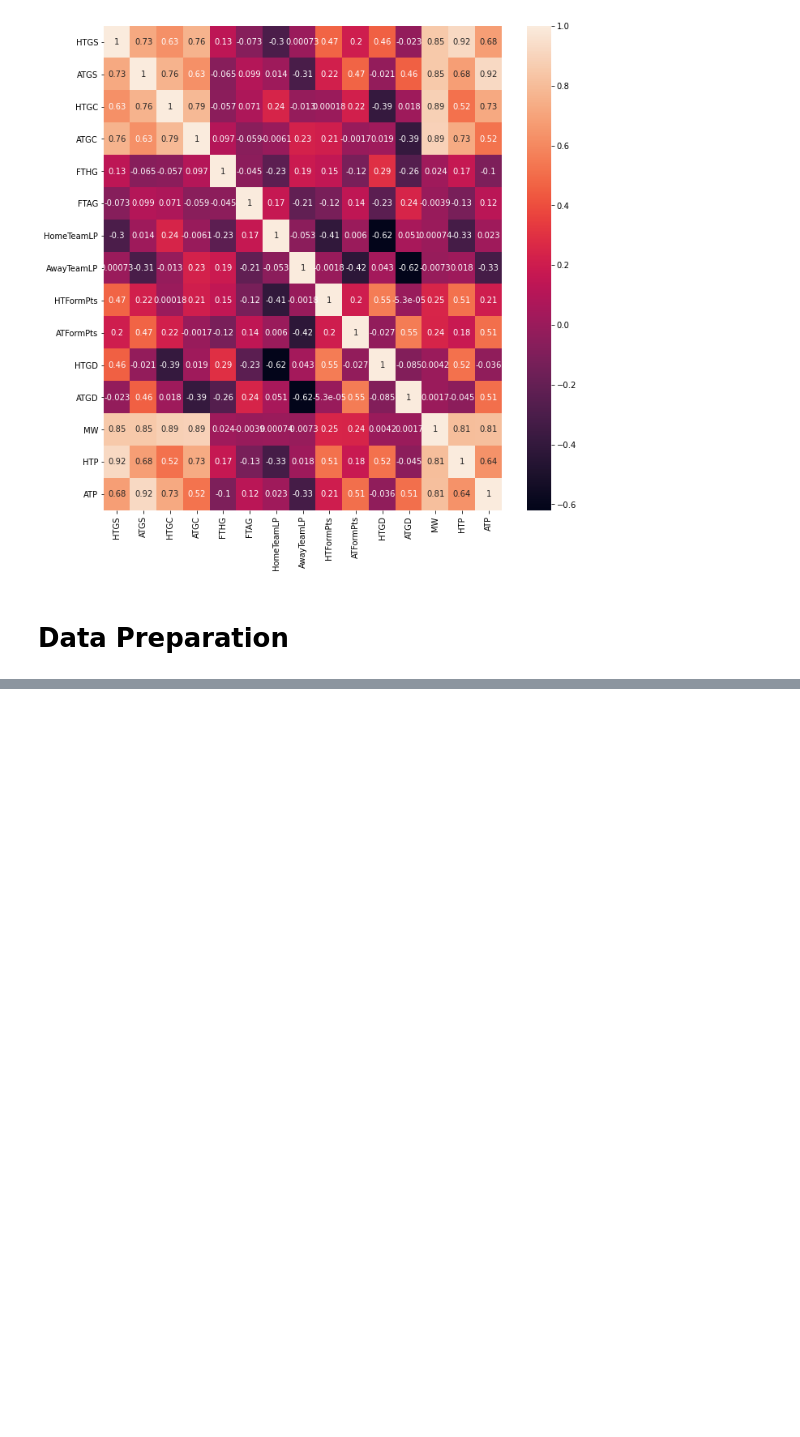
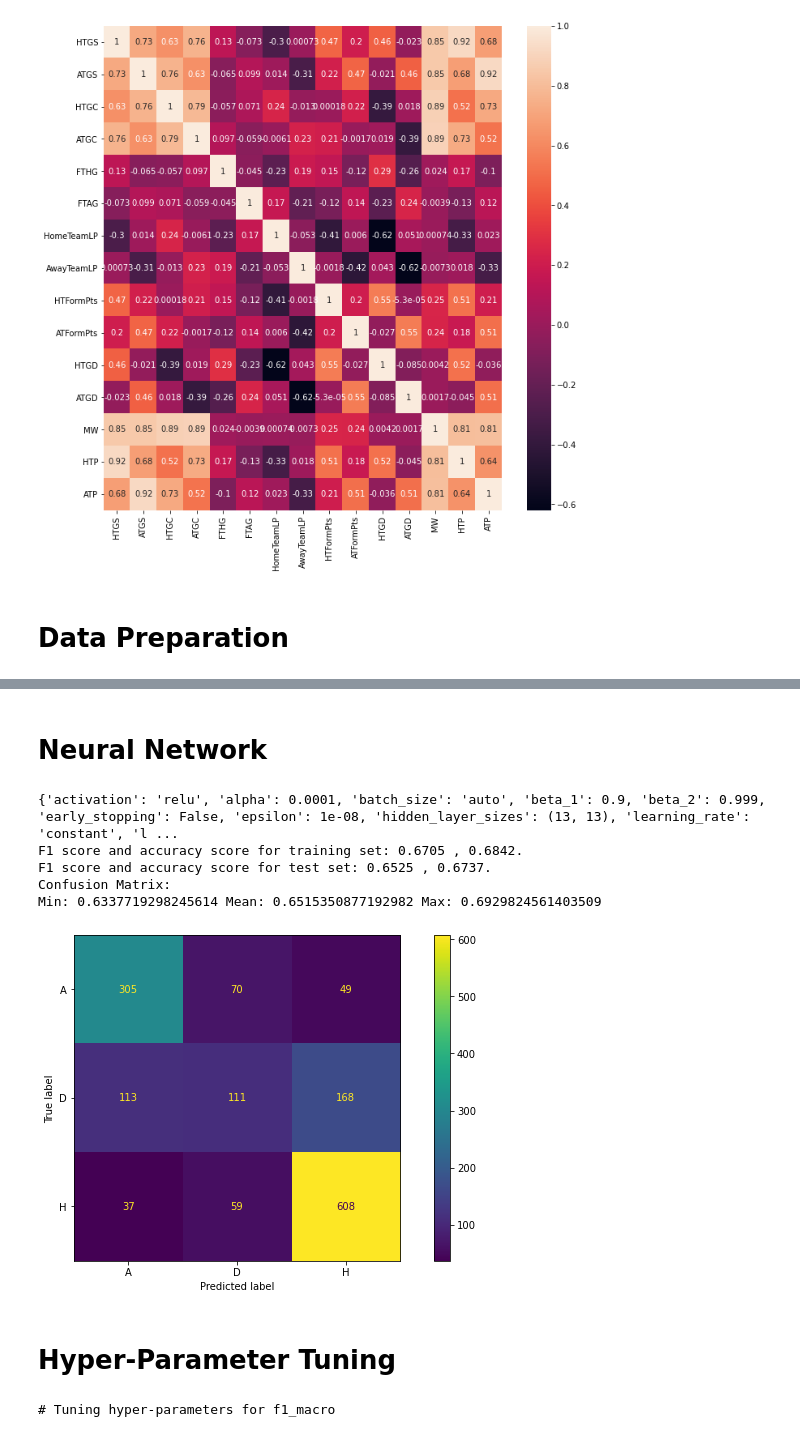
Before and after one commit to Rui-FMF/TAA_1, a Jupyter notebook: football_prediction.ipynb, the cells around one changed output, grey strips where cells are left out. Cells and saved outputs as stored; diff of their text form; code cells hidden in the pictures; blank space fills up the shorter version.

```diff
--- a/football_prediction.ipynb
+++ b/football_prediction.ipynb
@@ -189,0 +345,34 @@ feature_set[40:50]
+# %% [markdown]
+# Neural Network
+# %%
+clf_nn = MLPClassifier(hidden_layer_sizes=(13,13), activation='relu', solver='adam', max_iter=500)
+
+print(clf_nn.get_params())
+
+train_and_test(clf_nn, X_train, X_test, y_train, y_test)
+
+scores = cross_val_score(clf_nn, X_train, y_train, cv=10)
+print('Min:',scores.min(), 'Mean:', scores.mean(), 'Max:', scores.max())
+# %% [output]
+{'activation': 'relu', 'alpha': 0.0001, 'batch_size': 'auto', 'beta_1': 0.9, 'beta_2': 0.999, 'early_stopping': False, 'epsilon': 1e-08, 'hidden_layer_sizes': (13, 13), 'learning_rate': 'constant', 'l ...
+F1 score and accuracy score for training set: 0.6705 , 0.6842.
+F1 score and accuracy score for test set: 0.6525 , 0.6737.
+Confusion Matrix:
+Min: 0.6337719298245614 Mean: 0.6515350877192982 Max: 0.6929824561403509
+[figure, added]
+# %% [markdown]
+# Hyper-Parameter Tuning
+# %%
+tuned_parameters = [{'solver': ['adam'], 'max_iter': [500, 750],
+                     'hidden_layer_sizes': [(13,13), (13,13,13)], 'activation': ['tanh', 'relu'],
+                     'alpha': [1e-3,1e-4], 'learning_rate': ['constant', 'invscaling'],
+                     'learning_rate_init': [0.001, 0.01]}]
+
+best_parameters = parameter_tuning(X_train, X_test, y_train, y_test, MLPClassifier(), tuned_parameters)
+
+for p in best_parameters:
+    clf_nn1 = MLPClassifier()
+    clf_nn1.set_params(**p)
+    train_and_test(clf_nn1, X_train, X_test, y_train, y_test)
+# %% [output]
+# Tuning hyper-parameters for f1_macro
```
Also changed, not shown: parts of 14 cells of this notebook.
